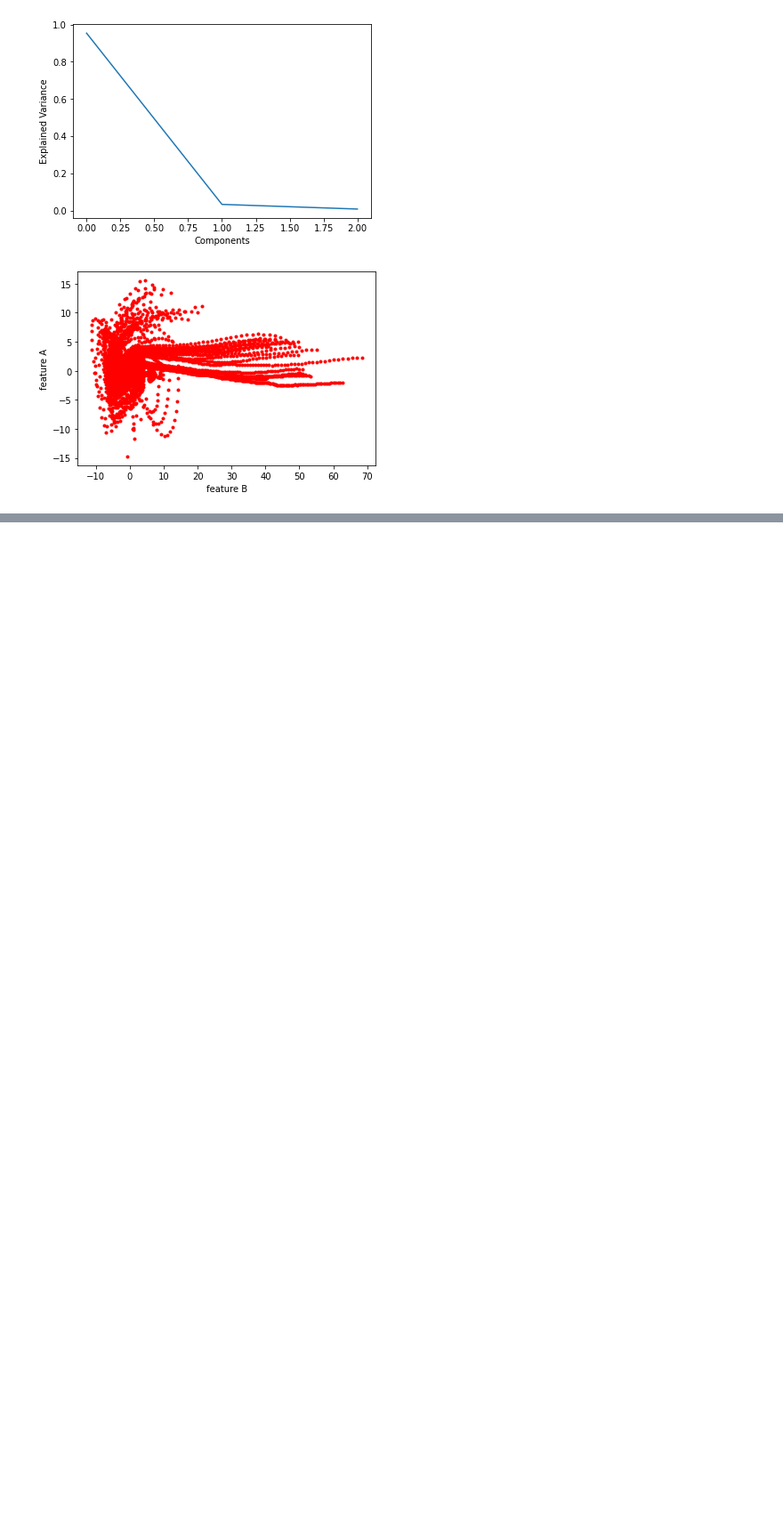
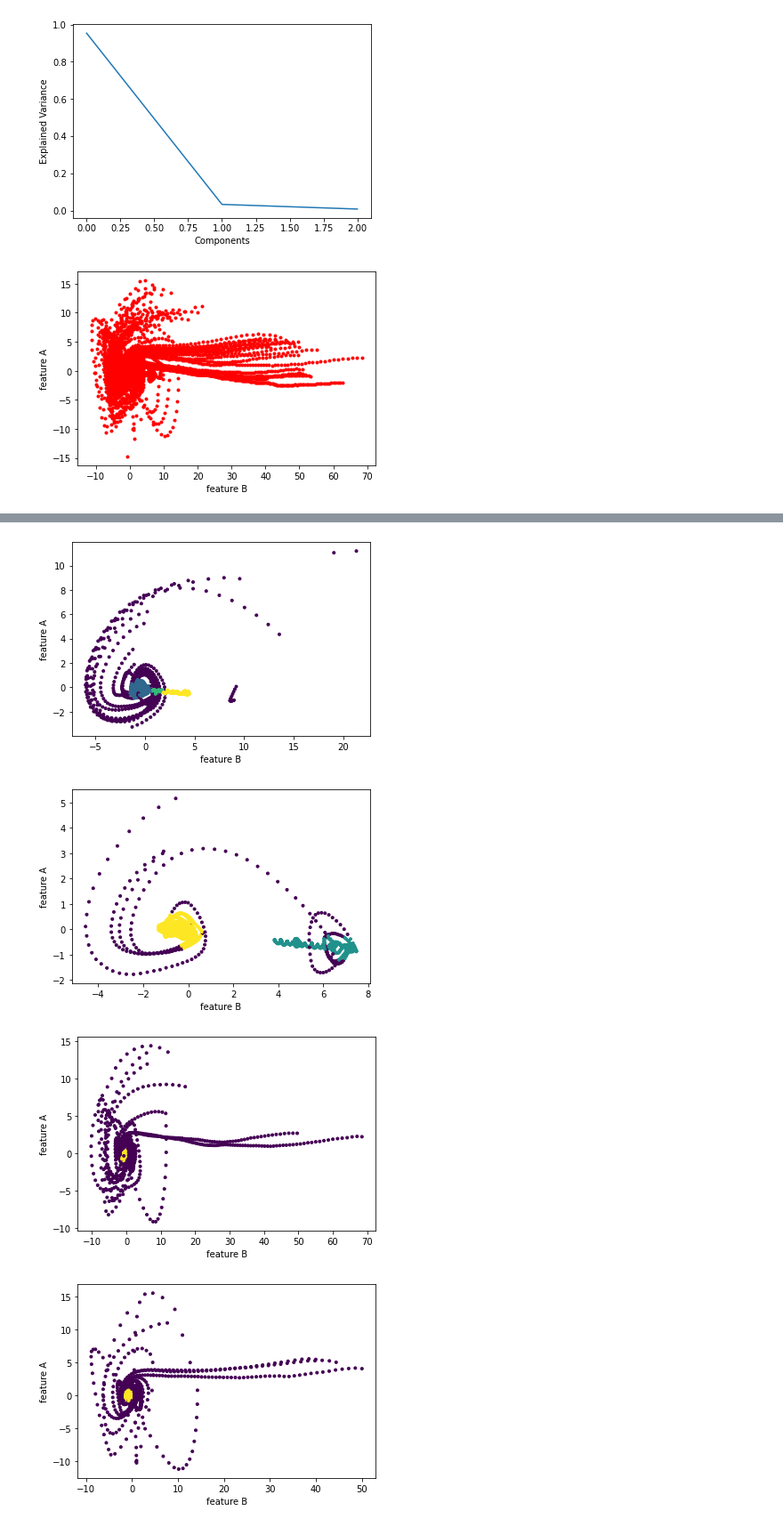
Before and after one commit to sipocz/pid_time_series, a Jupyter notebook: PID_Autoencoder_error.ipynb, the cells around one changed output, grey strips where cells are left out. Shown: that part at 89% size. Drawn from its saved outputs; the diff is of its cells as text; code cells hidden in the pictures; blank space fills up the shorter version.

```diff
--- a/PID_Autoencoder_error.ipynb
+++ b/PID_Autoencoder_error.ipynb
@@ -163,0 +181,16 @@ plot.show()
+# %%
+def pic_gen():
+    for i in range(13):
+        data2=pca.transform(df_normalized[i*10000:(i+1)*10000])
+        db=DBSCAN(eps=0.3,min_samples=40).fit(data2)
+        plot.scatter(data2[:,0],data2[:,1],c=db.labels_,marker=".")
+        plot.ylabel('feature A')
+        plot.xlabel('feature B')
+        plot.show()
+# %%
+pic_gen()
+# %% [output]
+[figure, added]
+[figure, added]
+[figure, added]
+[figure, added]
```
Also changed, not shown: parts of 8 cells of this notebook.
